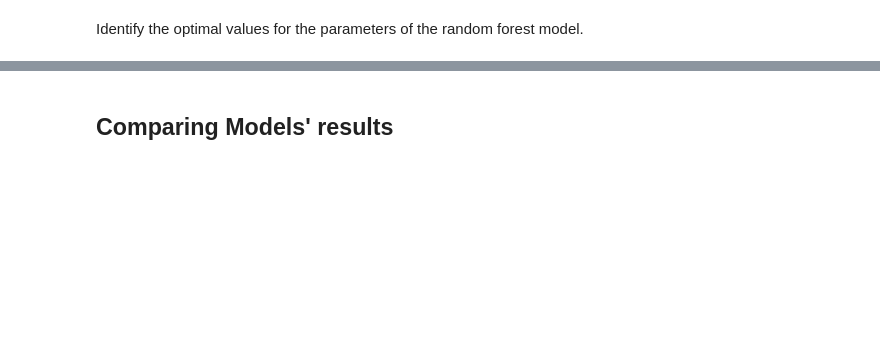
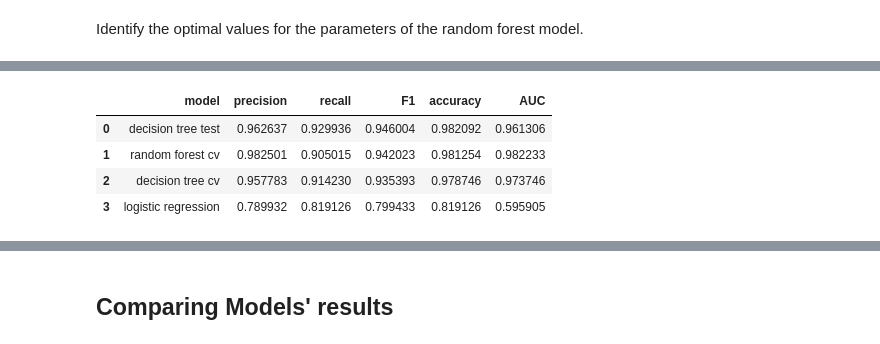
Before and after one commit to Mas73rs/SalifortMotors_EmployeeRetention_Prediction, a Jupyter notebook: notebooks/04_Random_Forest_Model.ipynb, the cells around one changed output, grey strips where cells are left out. Cells and saved outputs as stored; diff of their text form; code cells hidden in the pictures; blank space fills up the shorter version.

```diff
--- a/notebooks/04_Random_Forest_Model.ipynb
+++ b/notebooks/04_Random_Forest_Model.ipynb
@@ -71,15 +80,24 @@ rf1.best_params_
 # %%
+# Load `model_results` DataFrame
+results = pd.read_csv(model_results_path)
+
 # Get all CV scores
 rf1_cv_results = make_results('random forest cv', rf1, 'auc')
 
 # Update `results` DataFrame
 results = pd.concat([results, rf1_cv_results], axis=0)
 
 # Sort 'results' by F1-score
 results = results.sort_values(by='F1', ascending=False).reset_index(drop=True)
 
 # Display `results` Dataframe
 results
+# %% [output]
+|  | model | precision | recall | F1 | accuracy | AUC |
+| 0 | decision tree test | 0.962637 | 0.929936 | 0.946004 | 0.982092 | 0.961306 |
+| 1 | random forest cv | 0.982501 | 0.905015 | 0.942023 | 0.981254 | 0.982233 |
+| 2 | decision tree cv | 0.957783 | 0.914230 | 0.935393 | 0.978746 | 0.973746 |
+| 3 | logistic regression | 0.789932 | 0.819126 | 0.799433 | 0.819126 | 0.595905 |
 # %%
 # Get predictions on test data
 rf1_test_scores = get_scores('random forest test', rf1, X_test, y_test)
```
Also changed, not shown: parts of 9 cells of this notebook, 1 other file.
